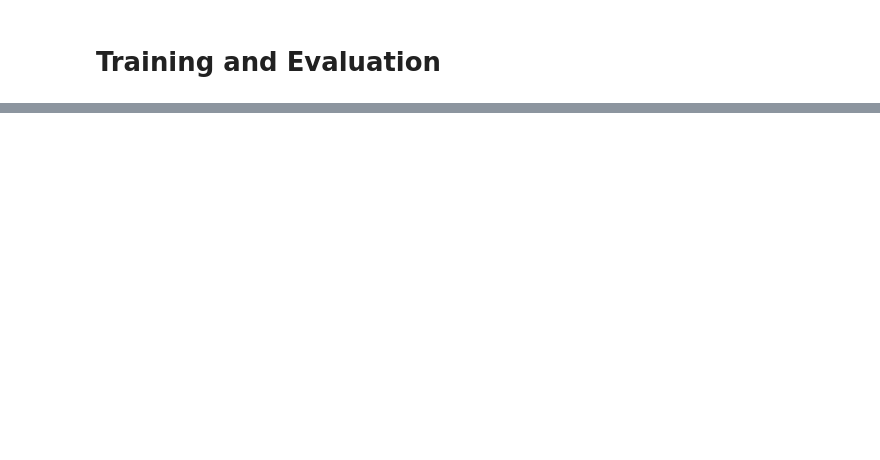
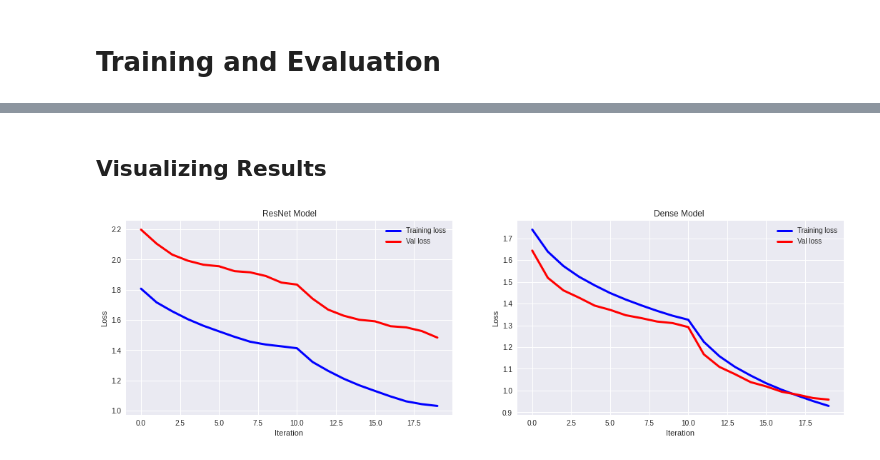
Before and after one commit to Dhagash4/CudaVision, a Jupyter notebook: assignment-4/experiment_2.ipynb, the cells around one changed output, grey strips where cells are left out. Cells and saved outputs as stored; diff of their text form; code cells hidden in the pictures; blank space fills up the shorter version.

```diff
--- a/assignment-4/experiment_2.ipynb
+++ b/assignment-4/experiment_2.ipynb
@@ -368,0 +565,6 @@ Epoch 1/50
+# %%
+train_losses_resnet = np.array(stats_resnet1['train_loss'], dtype=np.float)
+train_losses_dense = np.array(stats_dense1['train_loss'], dtype=np.float)
+
+val_losses_resnet = np.array(stats_resnet1['val_loss'], dtype=np.float)
+val_losses_dense = np.array(stats_dense1['val_loss'], dtype=np.float)
@@ -368,0 +580,30 @@ Epoch 1/50
+# %% [markdown]
+## Visualizing Results
+# %%
+plt.style.use('seaborn')
+fig, ax = plt.subplots(1, 2)
+fig.set_size_inches(18, 5)
+
+
+ax[0].plot(smooth(train_losses_resnet, 20), c="blue",
+           label="Training loss", linewidth=3)
+ax[0].plot(smooth(val_losses_resnet, 20),
+           c="red", label="Val loss", linewidth=3)
+ax[0].set_title("ResNet Model")
+ax[0].legend(loc="best")
+ax[0].set_xlabel("Iteration")
+ax[0].set_ylabel("Loss")
+
+
+ax[1].plot(smooth(train_losses_dense, 20), c="blue",
+           label="Training loss", linewidth=3)
+ax[1].plot(smooth(val_losses_dense, 20),
+           c="red", label="Val loss", linewidth=3)
+ax[1].legend(loc="best")
+ax[1].set_title("Dense Model ")
+ax[1].set_xlabel("Iteration")
+ax[1].set_ylabel("Loss")
+
+plt.show()
+# %% [output]
+[figure, added]
```
Also changed, not shown: parts of 38 cells of this notebook, 4 other files.
